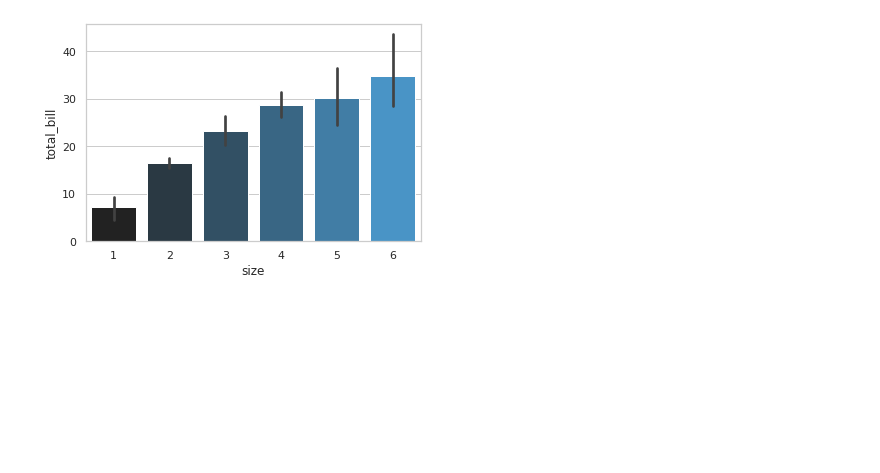
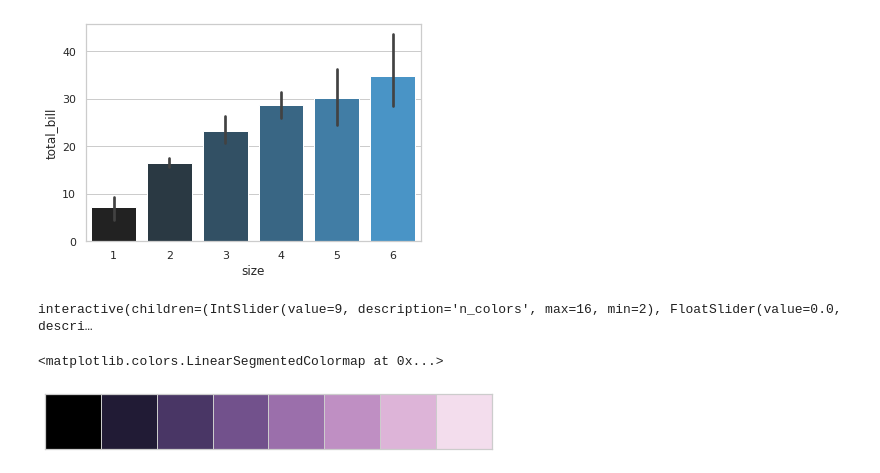
Before and after one commit to luoshun1/DataAnalysis, a Jupyter notebook: Seaborn常用配置与常用图标详解.ipynb, the cells around one changed output. Saved outputs shown, nothing was run; the diff lists cells and outputs as text; code cells hidden in the pictures; blank space fills up the shorter version.

```diff
--- a/Seaborn常用配置与常用图标详解.ipynb
+++ b/Seaborn常用配置与常用图标详解.ipynb
@@ -199,4 +201,13 @@ sns.barplot(x='size', y='total_bill', data=tips, palette=sns.dark_palette(color)
 [figure]
 # %%
 # 动态配置调色工具
-sns.barplot
+# sns.choose_cubehelix_palette() # 返回本身的数值
+sns.choose_cubehelix_palette(as_cmap=True)
+# %% [output]
+interactive(children=(IntSlider(value=9, description='n_colors', max=16, min=2), FloatSlider(value=0.0, descri…
+<matplotlib.colors.LinearSegmentedColormap at 0x...>
+# %%
+# 动态配置调色工具 参数
+sns.palplot(sns.cubehelix_palette(n_colors=8,start=3.0, rot=0.2, dark=0, light=.90, reverse=True))
+# %% [output]
+[figure, added]
```
Also changed, not shown: parts of 33 cells of this notebook.
